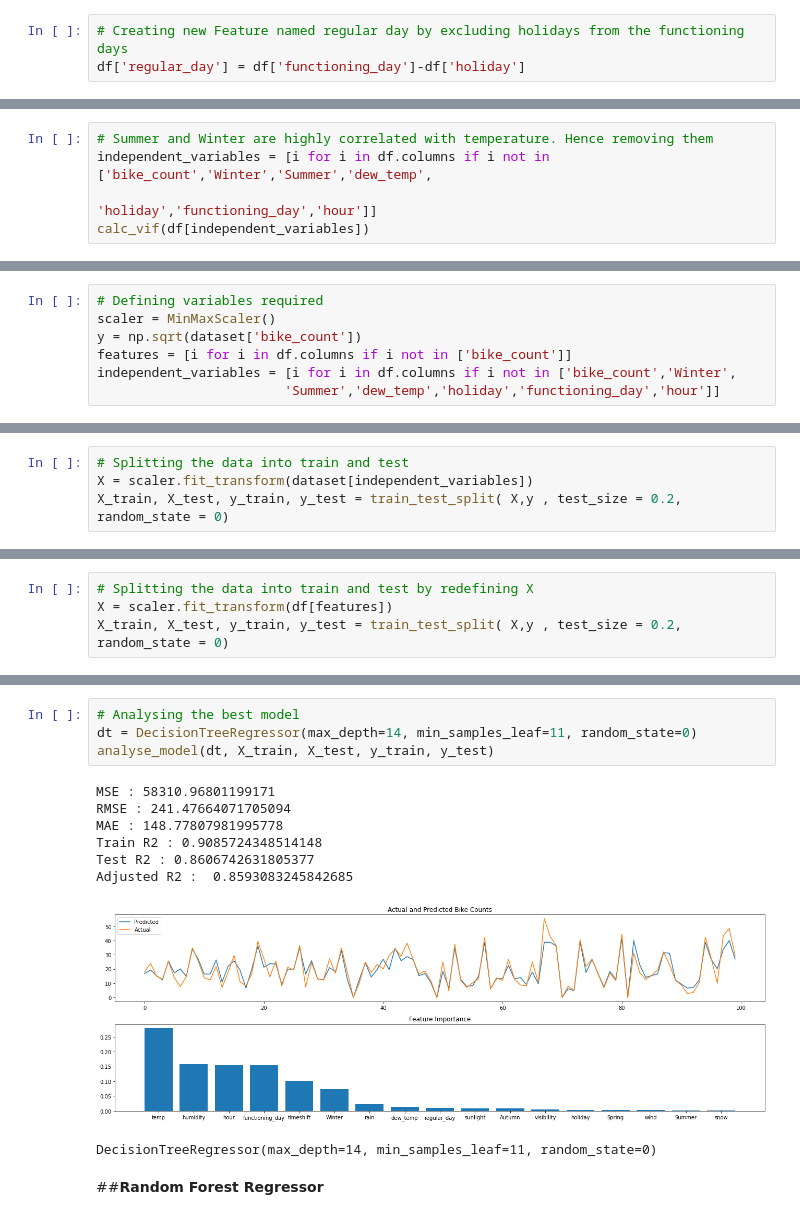
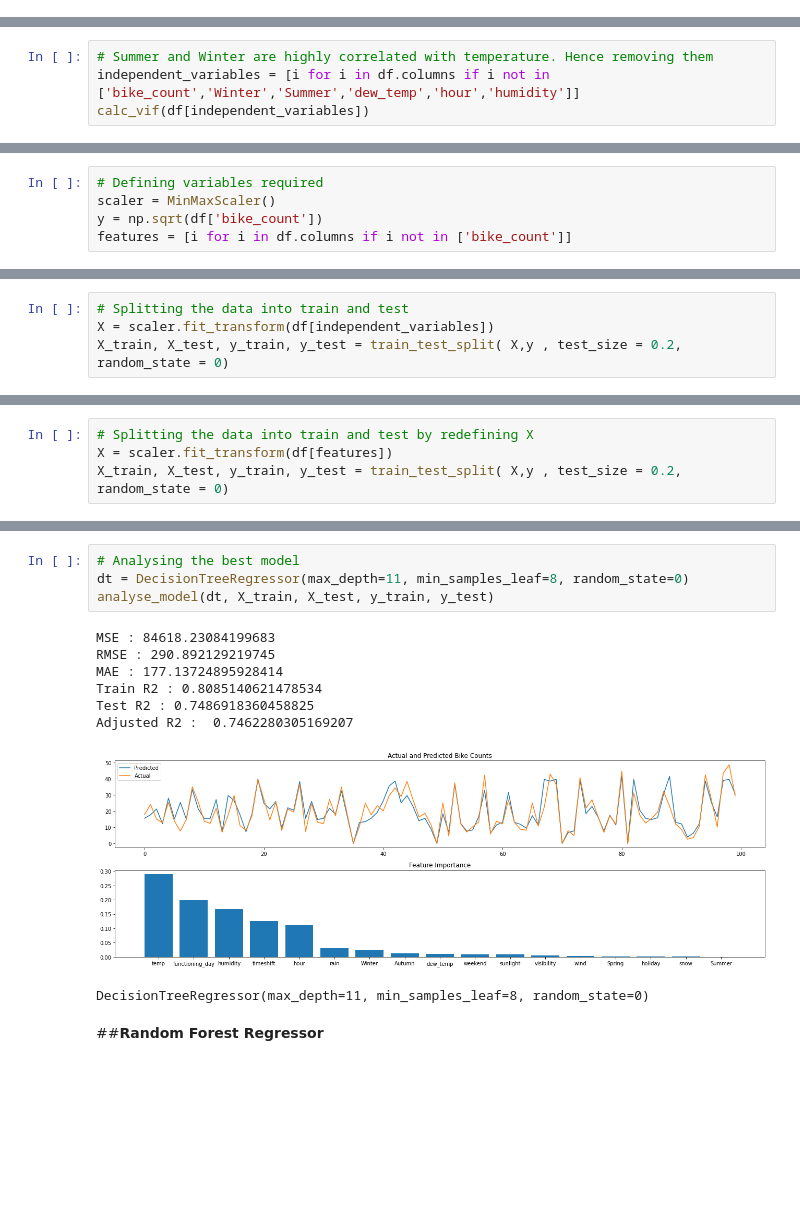
Before and after one commit to s-kp/CapstoneProject-MLRegression, a Jupyter notebook: Bike_Sharing_Demand_Prediction_Capstone_Project.ipynb, the cells around one changed output, grey strips where cells are left out. Drawn from its saved outputs; the diff is of its cells as text; blank space fills up the shorter version.

```diff
--- a/Bike_Sharing_Demand_Prediction_Capstone_Project.ipynb
+++ b/Bike_Sharing_Demand_Prediction_Capstone_Project.ipynb
@@ -240,6 +244,3 @@ df.drop(columns=['weekend'], inplace = True)
-# %%
-# Creating new Feature named regular day by excluding holidays from the functioning days
-df['regular_day'] = df['functioning_day']-df['holiday']
 # %%
 # New look
 df.head()
@@ -325,8 +335,7 @@ calc_vif(df[independent_variables])
 Since Summer and Winter can also be classified on the basis of temperature and we already have that feature present. Even if we drop these features the useful information will not be lost. So lets drop them.
 # %%
 # Summer and Winter are highly correlated with temperature. Hence removing them
-independent_variables = [i for i in df.columns if i not in ['bike_count','Winter','Summer','dew_temp',
-                                                            'holiday','functioning_day','hour']]
+independent_variables = [i for i in df.columns if i not in ['bike_count','Winter','Summer','dew_temp','hour','humidity']]
 calc_vif(df[independent_variables])
 # %% [output]
 |  | variables | VIF |
@@ -381,10 +391,8 @@ dataset.head()
 # %%
 # Defining variables required
 scaler = MinMaxScaler()
-y = np.sqrt(dataset['bike_count'])
+y = np.sqrt(df['bike_count'])
 features = [i for i in df.columns if i not in ['bike_count']]
-independent_variables = [i for i in df.columns if i not in ['bike_count','Winter',
-                        'Summer','dew_temp','holiday','functioning_day','hour']]
 # %%
 # Defining a function to train the input model and print evaluation matrix
 def analyse_model(model, X_train, X_test, y_train, y_test):
@@ -437,7 +445,7 @@ def analyse_model(model, X_train, X_test, y_train, y_test):
 ##**Linear Regressor**
 # %%
 # Splitting the data into train and test
-X = scaler.fit_transform(dataset[independent_variables])
+X = scaler.fit_transform(df[independent_variables])
 X_train, X_test, y_train, y_test = train_test_split( X,y , test_size = 0.2, random_state = 0)
 # %%
 # Fitting Linear Regression Model
@@ -468,16 +476,16 @@ dt.fit(X_train, y_train).best_params_
 # %%
 # Analysing the best model
-dt = DecisionTreeRegressor(max_depth=14, min_samples_leaf=11, random_state=0)
+dt = DecisionTreeRegressor(max_depth=11, min_samples_leaf=8, random_state=0)
 analyse_model(dt, X_train, X_test, y_train, y_test)
 # %% [output]
-MSE : 58310.96801199171
-RMSE : 241.47664071705094
-MAE : 148.77807981995778
-Train R2 : 0.9085724348514148
-Test R2 : 0.8606742631805377
-Adjusted R2 :  0.8593083245842685
+MSE : 84618.23084199683
+RMSE : 290.892129219745
+MAE : 177.13724895928414
+Train R2 : 0.8085140621478534
+Test R2 : 0.7486918360458825
+Adjusted R2 :  0.7462280305169207
-[figure, old version]
+[figure, new version]
-DecisionTreeRegressor(max_depth=14, min_samples_leaf=11, random_state=0)
+DecisionTreeRegressor(max_depth=11, min_samples_leaf=8, random_state=0)
 # %% [markdown]
 ##**Random Forest Regressor**
 # %%
```
Also changed, not shown: parts of 21 cells of this notebook.
